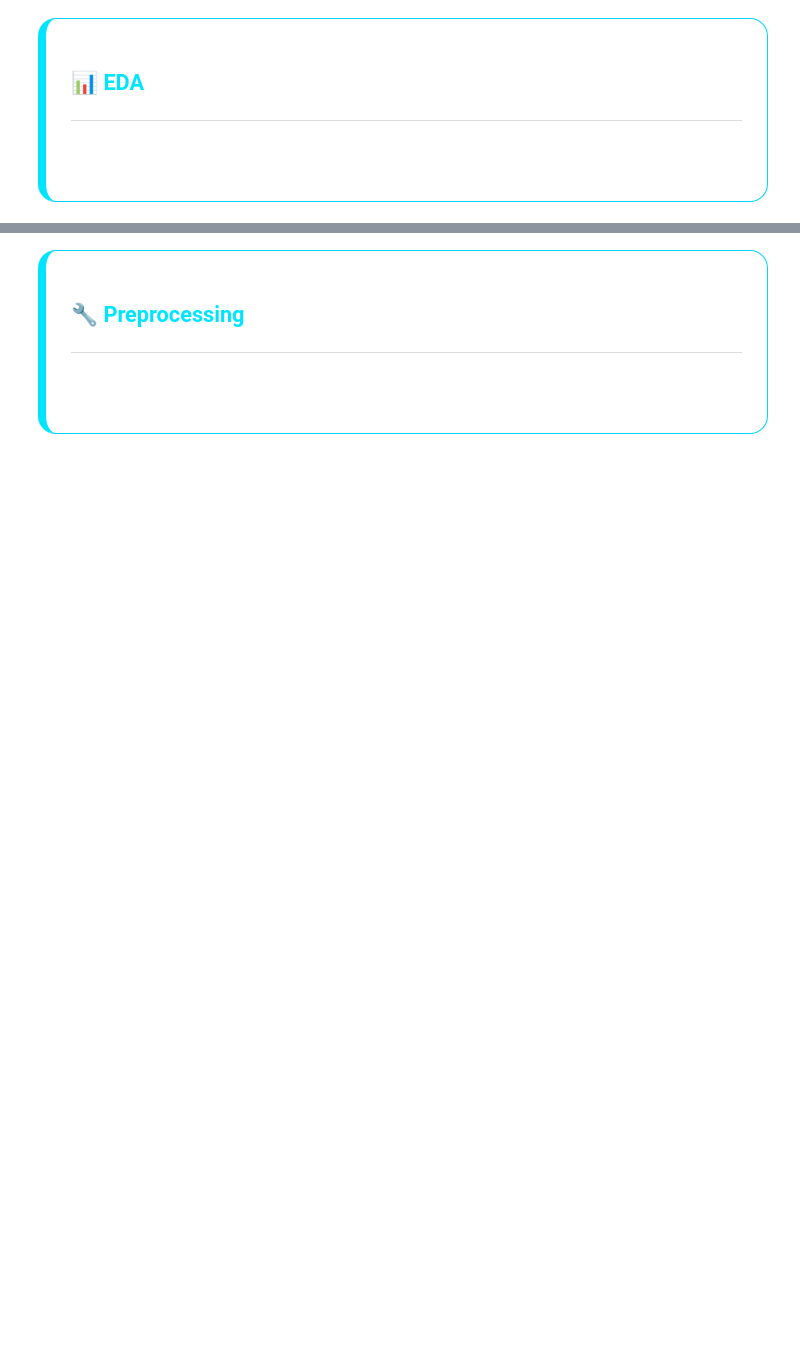
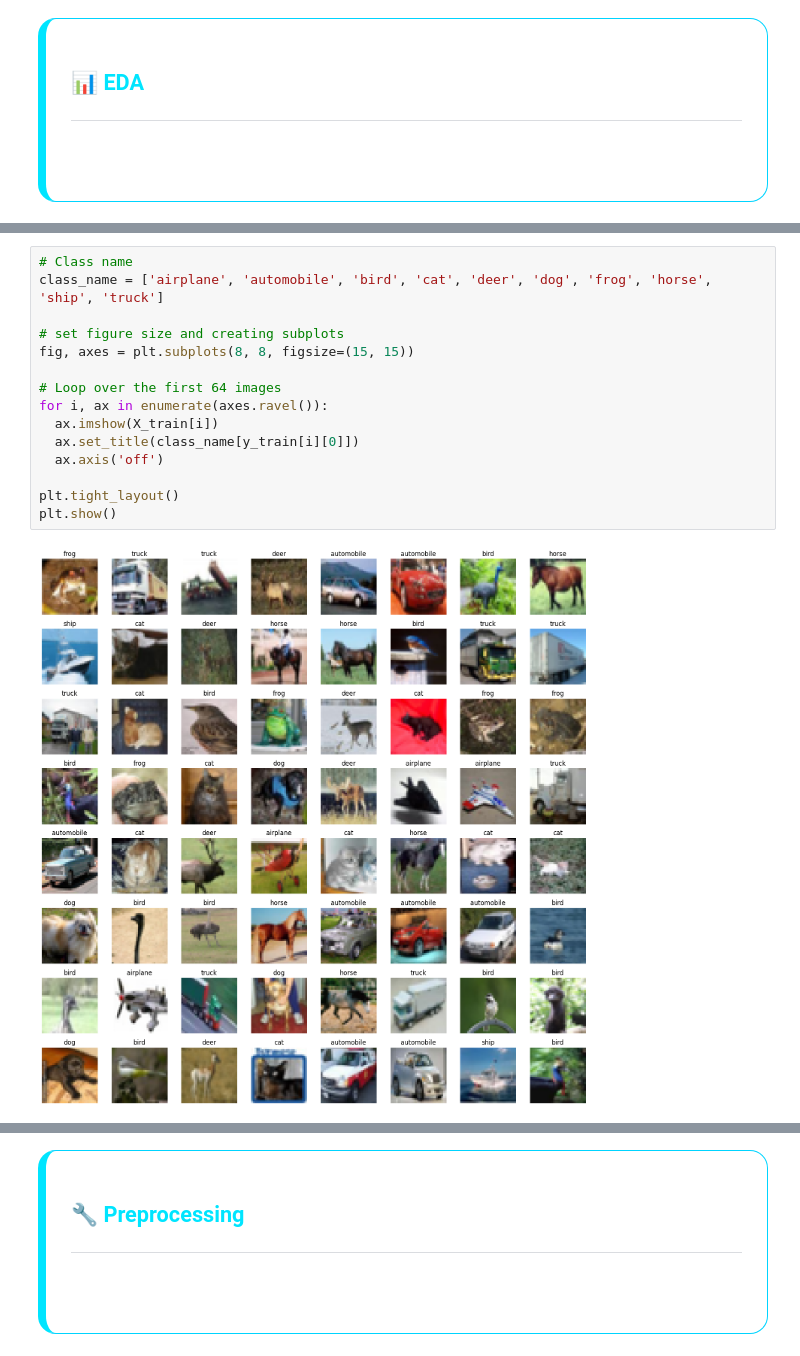
Before and after one commit to isapour0/First-Repository, a Jupyter notebook: CIFAR-10.ipynb, the cells around one changed output, grey strips where cells are left out. Drawn from its saved outputs; the diff is of its cells as text; blank space fills up the shorter version.

Commit message:
Implementation of departemets(EDA, Preprocessing, creating model MLP, Evalution) Next and final step: Hyperparameter and final model

```diff
--- a/CIFAR-10.ipynb
+++ b/CIFAR-10.ipynb
@@ -166,0 +217,17 @@ font-family:Segoe UI;
+# %%
+# Class name
+class_name = ['airplane', 'automobile', 'bird', 'cat', 'deer', 'dog', 'frog', 'horse', 'ship', 'truck']
+
+# set figure size and creating subplots
+fig, axes = plt.subplots(8, 8, figsize=(15, 15))
+
+# Loop over the first 64 images
+for i, ax in enumerate(axes.ravel()):
+  ax.imshow(X_train[i])
+  ax.set_title(class_name[y_train[i][0]])
+  ax.axis('off')
+
+plt.tight_layout()
+plt.show()
+# %% [output]
+[figure, added]
```
Also changed, not shown: parts of 26 cells of this notebook.
